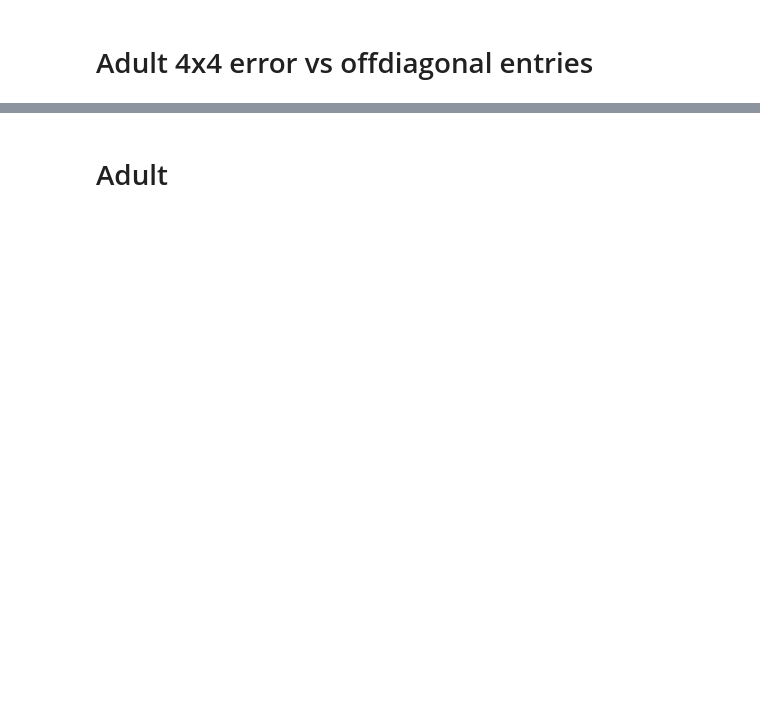
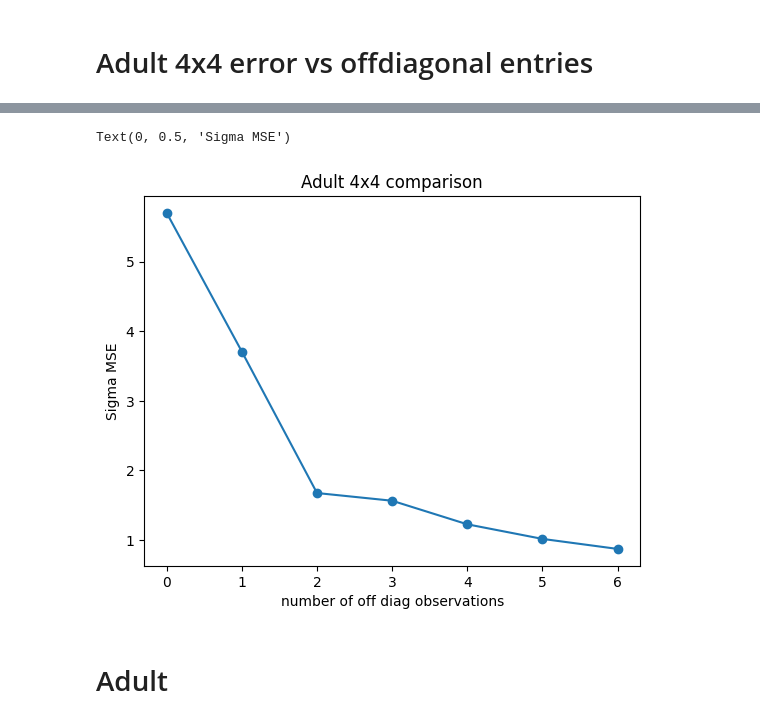
Before and after one commit to ceciliaferrando/private-ggm, a Jupyter notebook: PrivateGGM-notebook.ipynb, the cells around one changed output, grey strips where cells are left out. Saved outputs shown, nothing was run; the diff lists cells and outputs as text; code cells hidden in the pictures; blank space fills up the shorter version.

```diff
--- a/PrivateGGM-notebook.ipynb
+++ b/PrivateGGM-notebook.ipynb
@@ -491,3 +684,13 @@ KeyboardInterrupt
+# %%
+vals = [float(v) for v in results.values()]
+x_ticks = range(len(vals))
+plt.plot(x_ticks, vals, marker="o")
+plt.title("Adult 4x4 comparison")
+plt.xlabel("number of off diag observations")
+plt.ylabel("Sigma MSE")
+# %% [output]
+Text(0, 0.5, 'Sigma MSE')
+[figure, added]
 # %% [markdown]
 # Adult
 # %%
```
Also changed, not shown: parts of 9 cells of this notebook.
